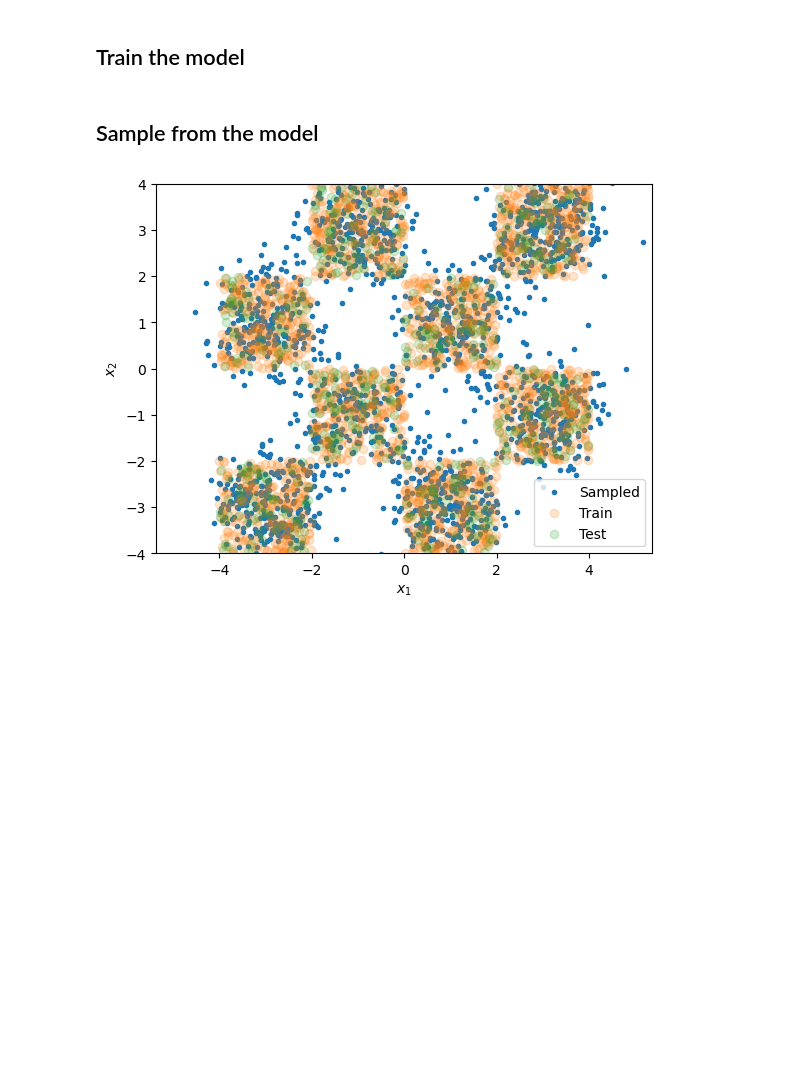
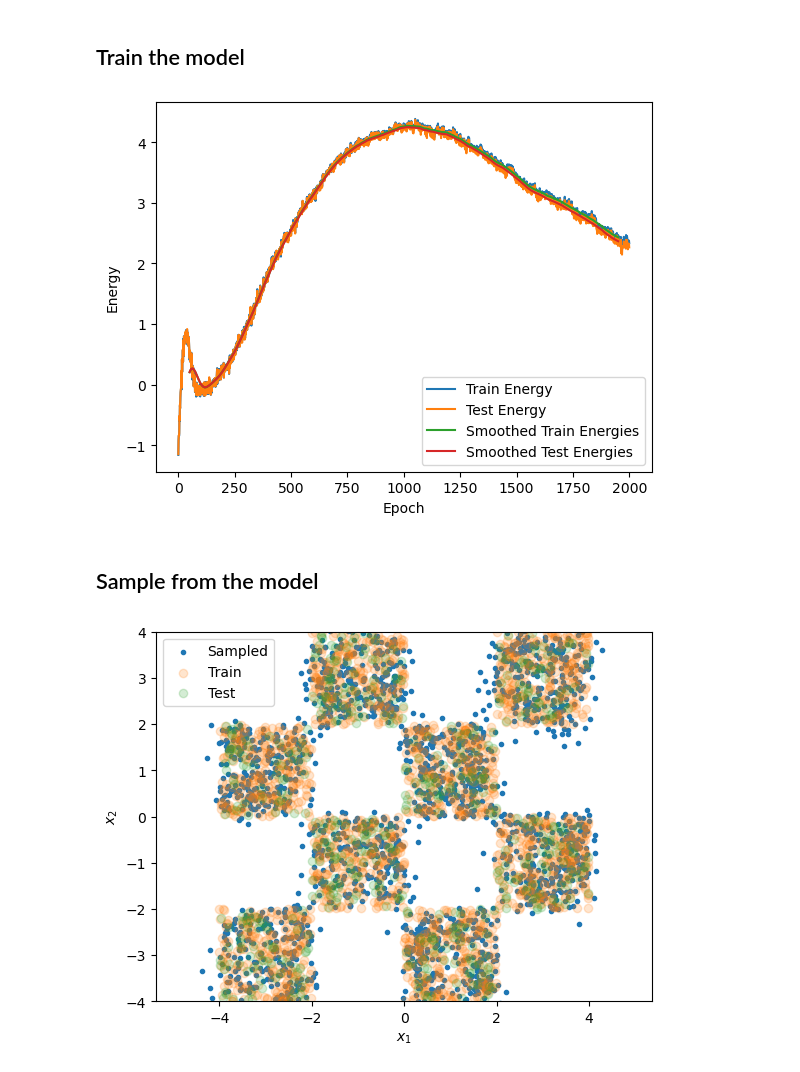
Before and after one commit to coderconroy/generative-modeling-2d, a Jupyter notebook: ebm_checkerboard.ipynb, the cells around one changed output. Cells and saved outputs as stored; diff of their text form; code cells hidden in the pictures; blank space fills up the shorter version.

Commit message:
Add energy tracking to EBM model

```diff
--- a/ebm_checkerboard.ipynb
+++ b/ebm_checkerboard.ipynb
@@ -150,29 +150,55 @@ class BatchManager(Iterator[np.ndarray]):
         return batch
 # %%
 # Parameters
-num_epochs = 500
+num_epochs = 2000
 batch_size = 128
 params = model.init(next(prng_seq), X_train[:1, ...])
 opt_state = optimizer.init(params)
 bm = BatchManager(X_train, batch_size, key=next(prng_seq))
 
-# train_losses = []
-# test_losses = []
+train_energies = []
+test_energies = []
 for epoch in tqdm(range(num_epochs), "Epoch"):
     # Perform batch updates
-    batch_loss = 0
     for _ in range(bm.num_batches):
         batch = next(bm)
         params, opt_state = do_batch_update(batch, params, opt_state, key=next(prng_seq))
-        # batch_loss += train_loss
 
     # Compute test set loss
-    # test_loss = ce_loss_grad(params, X_test, key=next(prng_seq), std=0.1, k=100)
-    # train_losses.append(batch_loss / X_train.shape[0])
-    # test_losses.append(test_loss / X_test.shape[0])
+    train_energy = jnp.mean(model.apply(params, X_train))
+    test_energy = jnp.mean(model.apply(params, X_test))
+    train_energies.append(train_energy)
+    test_energies.append(test_energy)
 
-# train_losses = np.array(train_losses)
-# test_losses = np.array(test_losses)
+train_energies = np.array(train_energies)
+test_energies = np.array(test_energies)
+# %%
+# Apply moving average filer to losses
+window_size = 100
+window = np.ones(window_size) / window_size
+train_losses_f = np.convolve(train_energies, window, mode='valid')
+test_losses_f = np.convolve(test_energies, window, mode='valid')
+
+# Plot original losses
+plt.plot(train_energies, label='Train Energy')
+plt.plot(test_energies, label='Test Energy')
+
+# Calculate the correct x positions for the smoothed losses
+x_train_f = np.arange(window_size // 2, window_size // 2 + train_losses_f.shape[0])
+x_test_f = np.arange(window_size // 2, window_size // 2 + test_losses_f.shape[0])
+
+# Plot smoothed losses
+plt.plot(x_train_f, train_losses_f, label='Smoothed Train Energies')
+plt.plot(x_test_f, test_losses_f, label='Smoothed Test Energies')
+
+# Adding labels and title
+plt.xlabel('Epoch')  # Label for the x-axis
+plt.ylabel('Energy')  # Label for the y-axis
+
+plt.legend()
+plt.show()
+# %% [output]
+[figure, added]
 # %% [markdown]
 ## Sample from the model
 # %%
@@ -196,4 +222,4 @@ plt.ylim([-4, 4])
 plt.legend()
 plt.show()
 # %% [output]
-[figure, old version]
+[figure, new version]
```
Also changed, not shown: parts of 1 cell of this notebook.
